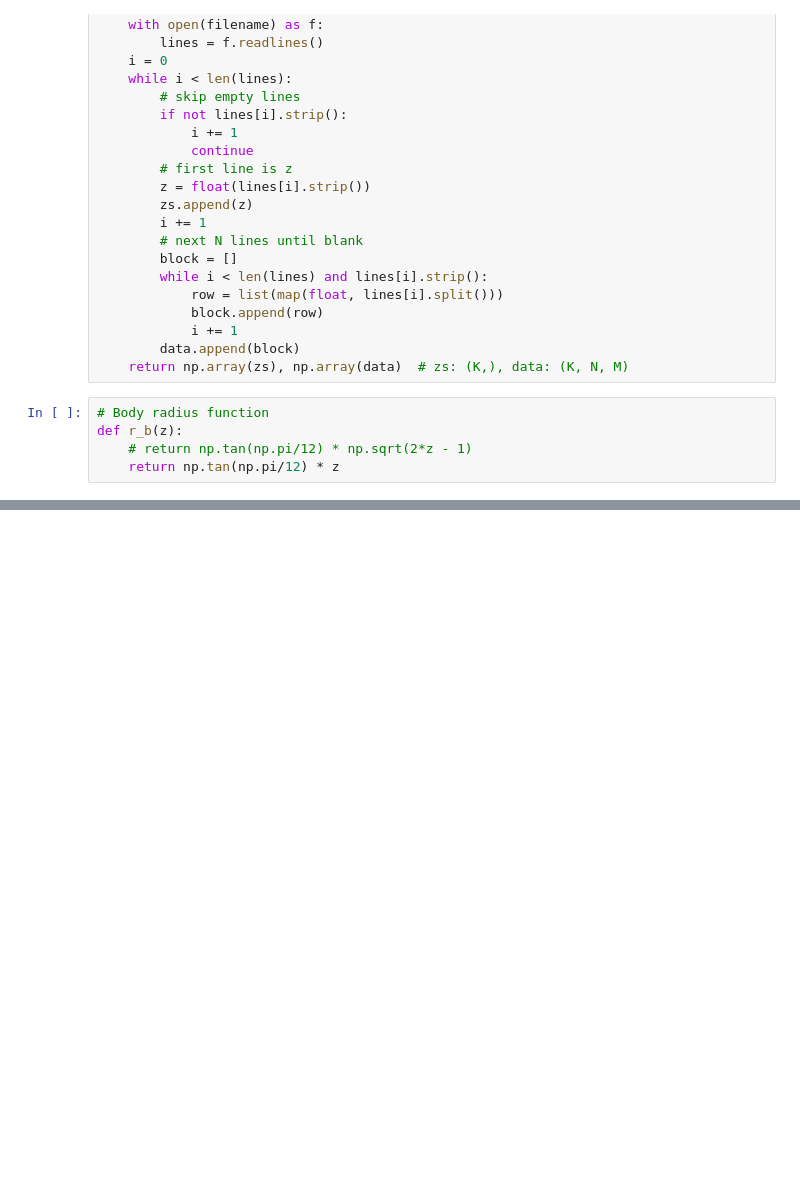
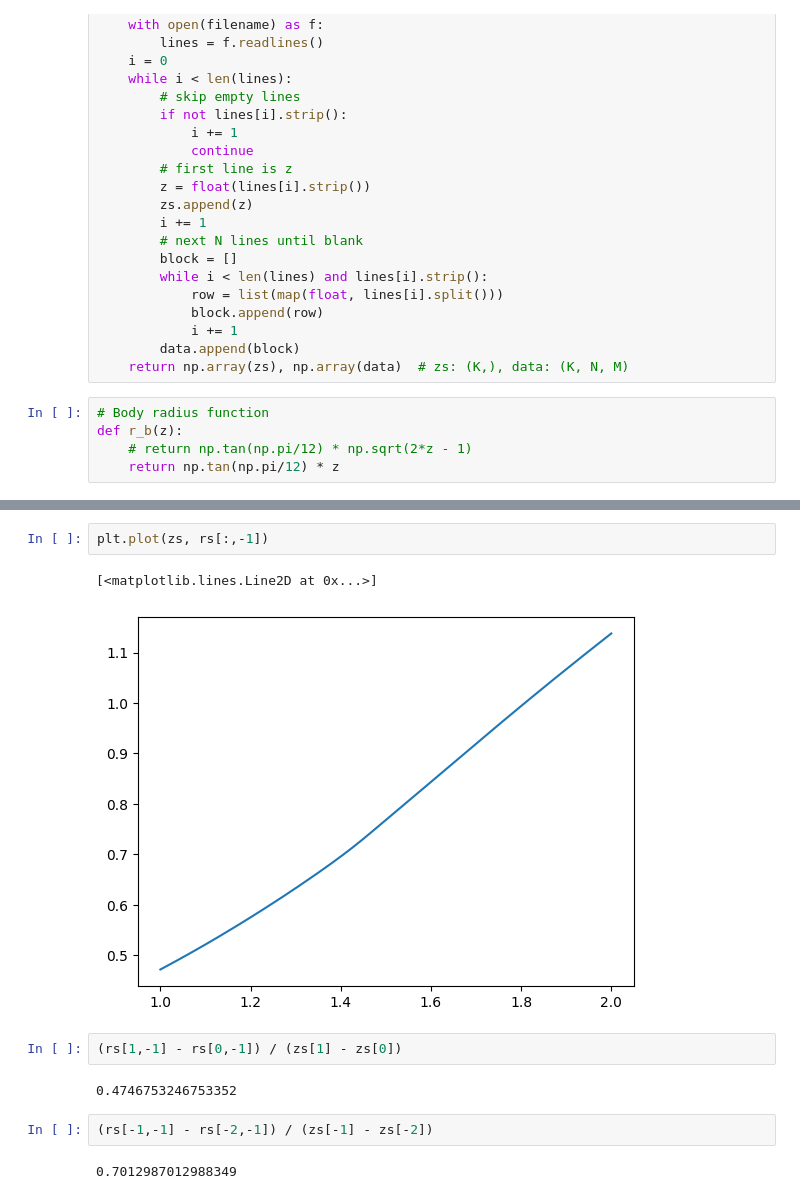
Before and after one commit to immortallz/Heat-source-in-supersonic-flow, a Jupyter notebook: vizualization.ipynb, the cells around one changed output, grey strips where cells are left out. Drawn from its saved outputs; the diff is of its cells as text; blank space fills up the shorter version.

```diff
--- a/vizualization.ipynb
+++ b/vizualization.ipynb
@@ -127,0 +167,13 @@ array([[[2.10136, 2.10136, 2.10136, ..., 2.10136, 2.10136, 2.10136],
+# %%
+plt.plot(zs, rs[:,-1])
+# %% [output]
+[<matplotlib.lines.Line2D at 0x...>]
+[figure, added]
+# %%
+(rs[1,-1] - rs[0,-1]) / (zs[1] - zs[0])
+# %% [output]
+0.4746753246753352
+# %%
+(rs[-1,-1] - rs[-2,-1]) / (zs[-1] - zs[-2])
+# %% [output]
+0.7012987012988349
```
Also changed, not shown: parts of 9 cells of this notebook, 3 other files.
